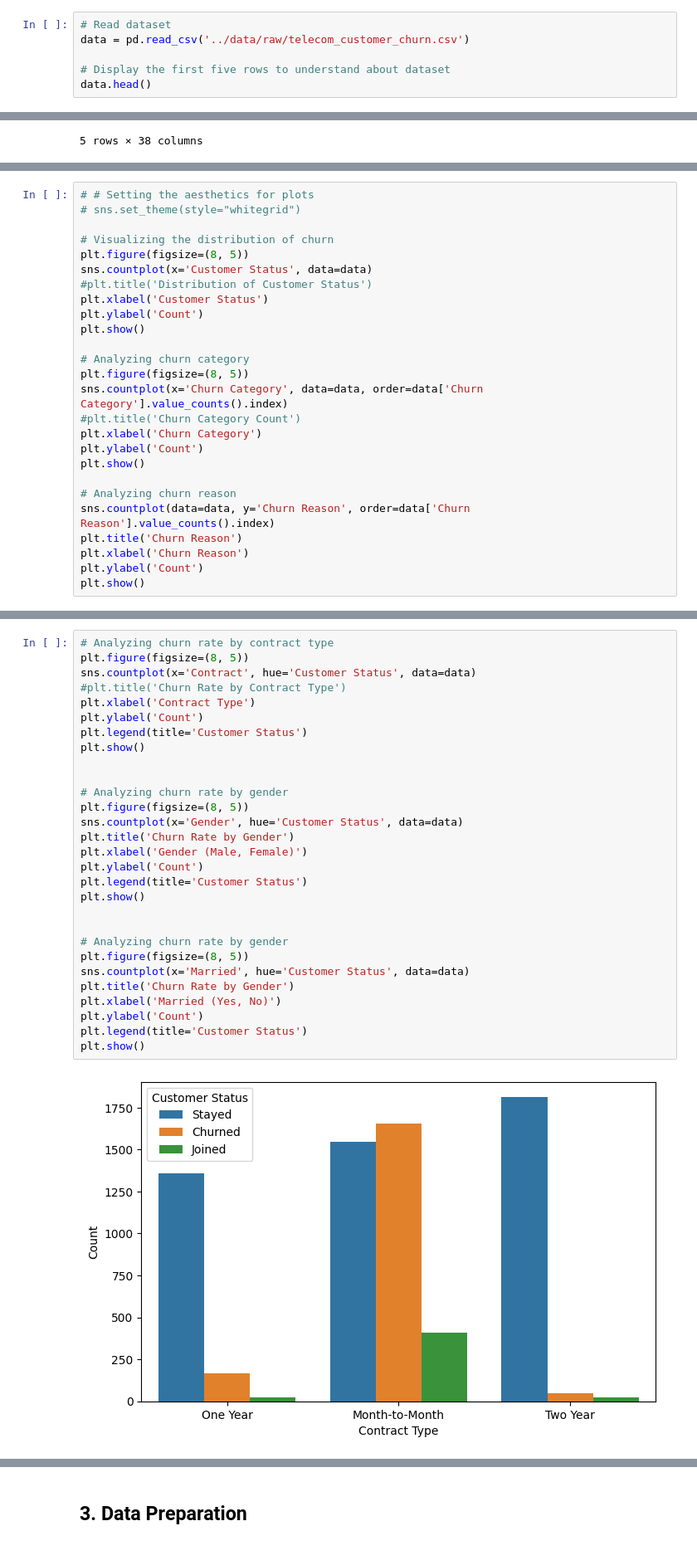
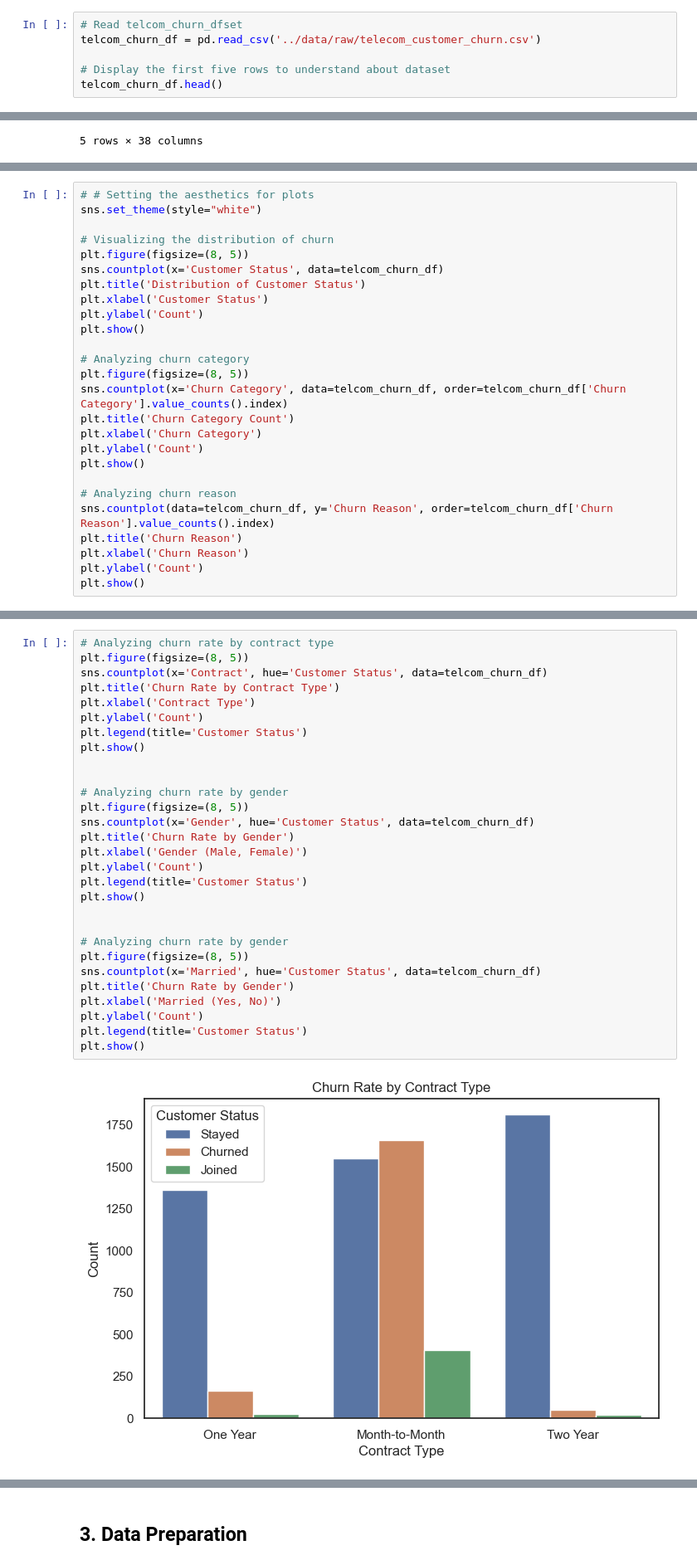
Before and after one commit to khanhgeo/DASC6910-GraduateProject, a Jupyter notebook: notebooks/Churn EDA and Model.ipynb, the cells around one changed output, grey strips where cells are left out. Shown at 83% size. Saved outputs shown, nothing was run; the diff lists cells and outputs as text.

```diff
--- a/notebooks/Churn EDA and Model.ipynb
+++ b/notebooks/Churn EDA and Model.ipynb
@@ -29,11 +29,11 @@ from sklearn.base import BaseEstimator, TransformerMixin
 import warnings
 warnings.filterwarnings("ignore")
 # %%
-# Read dataset
-data = pd.read_csv('../data/raw/telecom_customer_churn.csv')
+# Read telcom_churn_dfset
+telcom_churn_df = pd.read_csv('../data/raw/telecom_customer_churn.csv')
 
 # Display the first five rows to understand about dataset
-data.head()
+telcom_churn_df.head()
 # %% [output]
 |  | Customer ID | Gender | Age | Married | Number of Dependents | City | Zip Code | Latitude | Longitude | ... |
 | 0 | 0002-ORFBO | Female | 37 | Yes | 0 | Frazier Park | 93225 | 34.827662 | -118.999073 | ... |
@@ -99,26 +99,26 @@ data[['Age', 'Tenure in Months', 'Avg Monthly Long Distance Charges', 'Total Cha
 | max | 80.000000 | 72.000000 | 49.990000 | 8684.800000 | 11979.340000 |
 # %%
 # # Setting the aesthetics for plots
-# sns.set_theme(style="whitegrid")
+sns.set_theme(style="white")
 
 # Visualizing the distribution of churn
 plt.figure(figsize=(8, 5))
-sns.countplot(x='Customer Status', data=data)
-#plt.title('Distribution of Customer Status')
+sns.countplot(x='Customer Status', data=telcom_churn_df)
+plt.title('Distribution of Customer Status')
 plt.xlabel('Customer Status')
 plt.ylabel('Count')
 plt.show()
 
 # Analyzing churn category
 plt.figure(figsize=(8, 5))
-sns.countplot(x='Churn Category', data=data, order=data['Churn Category'].value_counts().index)
-#plt.title('Churn Category Count')
+sns.countplot(x='Churn Category', data=telcom_churn_df, order=telcom_churn_df['Churn Category'].value_counts().index)
+plt.title('Churn Category Count')
 plt.xlabel('Churn Category')
 plt.ylabel('Count')
 plt.show()
 
 # Analyzing churn reason
-sns.countplot(data=data, y='Churn Reason', order=data['Churn Reason'].value_counts().index)
+sns.countplot(data=telcom_churn_df, y='Churn Reason', order=telcom_churn_df['Churn Reason'].value_counts().index)
 plt.title('Churn Reason')
 plt.xlabel('Churn Reason')
 plt.ylabel('Count')
@@ -137,31 +137,31 @@ plt.show()
 # %%
 # Analyzing churn rate by contract type
 plt.figure(figsize=(8, 5))
-sns.countplot(x='Contract', hue='Customer Status', data=data)
-#plt.title('Churn Rate by Contract Type')
+sns.countplot(x='Contract', hue='Customer Status', data=telcom_churn_df)
+plt.title('Churn Rate by Contract Type')
 plt.xlabel('Contract Type')
 plt.ylabel('Count')
 plt.legend(title='Customer Status')
 plt.show()
 
 
 # Analyzing churn rate by gender
 plt.figure(figsize=(8, 5))
-sns.countplot(x='Gender', hue='Customer Status', data=data)
+sns.countplot(x='Gender', hue='Customer Status', data=telcom_churn_df)
 plt.title('Churn Rate by Gender')
 plt.xlabel('Gender (Male, Female)')
 plt.ylabel('Count')
 plt.legend(title='Customer Status')
 plt.show()
 
 
 # Analyzing churn rate by gender
 plt.figure(figsize=(8, 5))
-sns.countplot(x='Married', hue='Customer Status', data=data)
+sns.countplot(x='Married', hue='Customer Status', data=telcom_churn_df)
 plt.title('Churn Rate by Gender')
 plt.xlabel('Married (Yes, No)')
 plt.ylabel('Count')
 plt.legend(title='Customer Status')
 plt.show()
 # %% [output]
-[figure, old version]
+[figure, new version]
```
Also changed, not shown: parts of 50 cells of this notebook, 5 other files.
